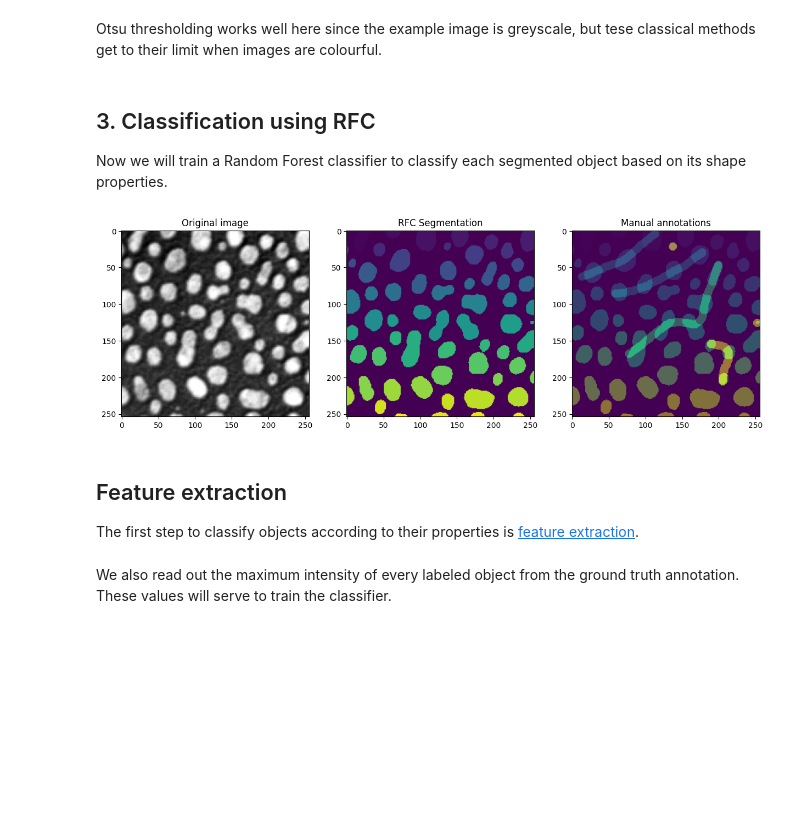
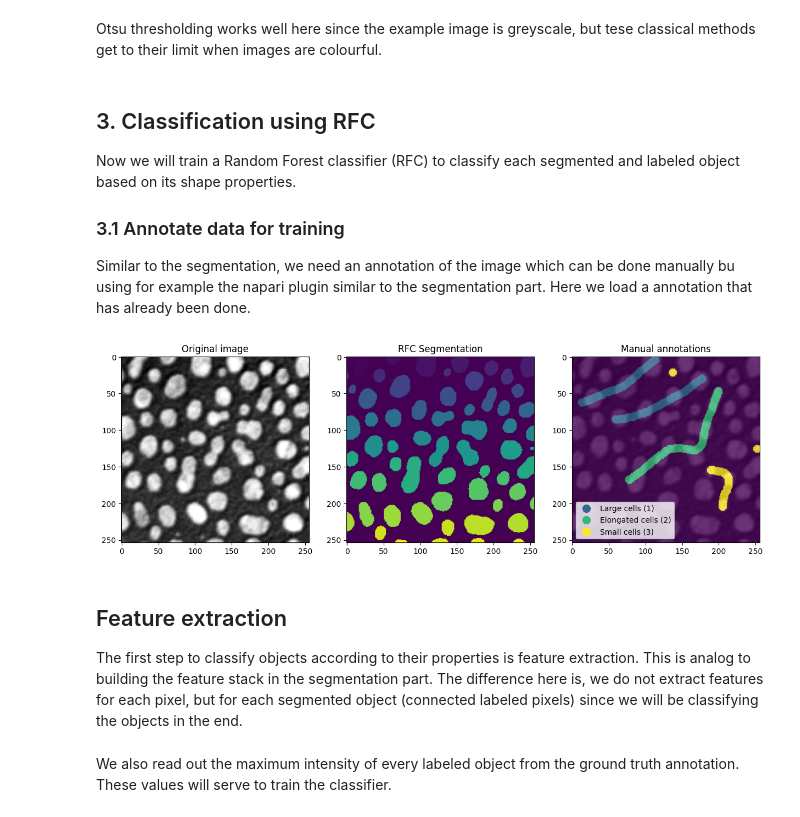
Before and after one commit to moritzmarquardt/workshop_IBEC, a Jupyter notebook: 02_cell_segmentation_classification_rfc.ipynb, the cells around one changed output. Drawn from its saved outputs; the diff is of its cells as text; code cells hidden in the pictures; blank space fills up the shorter version.

```diff
--- a/02_cell_segmentation_classification_rfc.ipynb
+++ b/02_cell_segmentation_classification_rfc.ipynb
@@ -176,10 +178,10 @@ Feature stack shape: (3, 65024)
 ### 2.4 Format training data
 The RandomForestClassifier expects an X array of shape (n_samples, n_features) and a y array of shape (n_features).
 # %%
-X_train = feature_stack.T
+X_train = features
 y_train = annotations.ravel()
 
-# remove all pixels from the feature and annotations which have not been annotated
+# use only annotated pixels for training
 mask = y_train > 0
 X_train = X_train[mask]
 y_train = y_train[mask]
@@ -225,8 +227,8 @@ plt.show()
 **TODO**:
 1. Use the prediciton method of the classifier to predict all pixels of the image
 # %%
-X_predict = generate_feature_stack(image).T # generate the feature stack for the whole image
-res = classifier.predict(X_predict) #TODO Use the predict function of the classifier to predict the annotations for the training data
+X_predict = features # use all features for all pixels to predict
+res = classifier.predict(X_predict) #TODO Use the predict function of the classifier to predict the annotations (cell or background) for the training data
 res = res - 1 # we subtract 1 to make background = 0 (this is necessary, since the background is annotated with 1 in the manual annotations)
 
 # visualize the results
@@ -303,26 +305,49 @@ Otsu thresholding works well here since the example image is greyscale, but tese
 # %% [markdown]
 ## 3. Classification using RFC
 
-Now we will train a Random Forest classifier to classify each segmented object based on its shape properties.
+Now we will train a Random Forest classifier (RFC) to classify each segmented and labeled object based on its shape properties.
+
+
+### 3.1 Annotate data for training
+Similar to the segmentation, we need an annotation of the image which can be done manually bu using for example the napari plugin similar to the segmentation part. Here we load a annotation that has already been done.
 # %%
-# # anotations
+# annotation with classes:
+# 1 (blue): large cells
+# 2 (green): elongated cells
+# 3 (yellow): small cells
 class_annotation = np.load('data/blobs_classification_annotation.npy')
 
 # visualize
 fig, ax = plt.subplots(1,3, figsize=(15,15))
 ax[0].imshow(image, cmap='gray')
 ax[0].set_title('Original image')
 ax[1].imshow(labels)
 ax[1].set_title('RFC Segmentation')
-ax[2].imshow(labels)
-ax[2].imshow(class_annotation, alpha=0.5)
+# Display the annotation image with transparency
+ax[2].imshow(image, cmap='gray')
+annotation_plot = ax[2].imshow(class_annotation, alpha=0.8)
 ax[2].set_title('Manual annotations')
+
+# Extract colormap and normalization from the annotation plot
+cmap = annotation_plot.get_cmap()
+norm = annotation_plot.norm
+
+# Define the colors and labels for the legend
+legend_labels = ['Large cells (1)', 'Elongated cells (2)', 'Small cells (3)']
+colors = [cmap(norm(1)), cmap(norm(2)), cmap(norm(3))]
+
+# Create legend patches
+patches = [plt.Line2D([0], [0], color=color, marker='o', linestyle='None', markersize=10, label=label)
+           for color, label in zip(colors, legend_labels)]
+
+# Add legend to the lower left corner
+ax[2].legend(handles=patches, loc='lower left')
 plt.show()
 # %% [output]
-[figure, old version]
+[figure, new version]
 # %% [markdown]
 ## Feature extraction
-The first step to classify objects according to their properties is [feature extraction](feature_extraction).
+The first step to classify objects according to their properties is feature extraction. This is analog to building the feature stack in the segmentation part. The difference here is, we do not extract features for each pixel, but for each segmented object (connected labeled pixels) since we will be classifying the objects in the end.
 # %%
 stats = measure.regionprops(labels, intensity_image=image)
 
```
Also changed, not shown: parts of 6 cells of this notebook, 4 other files.
